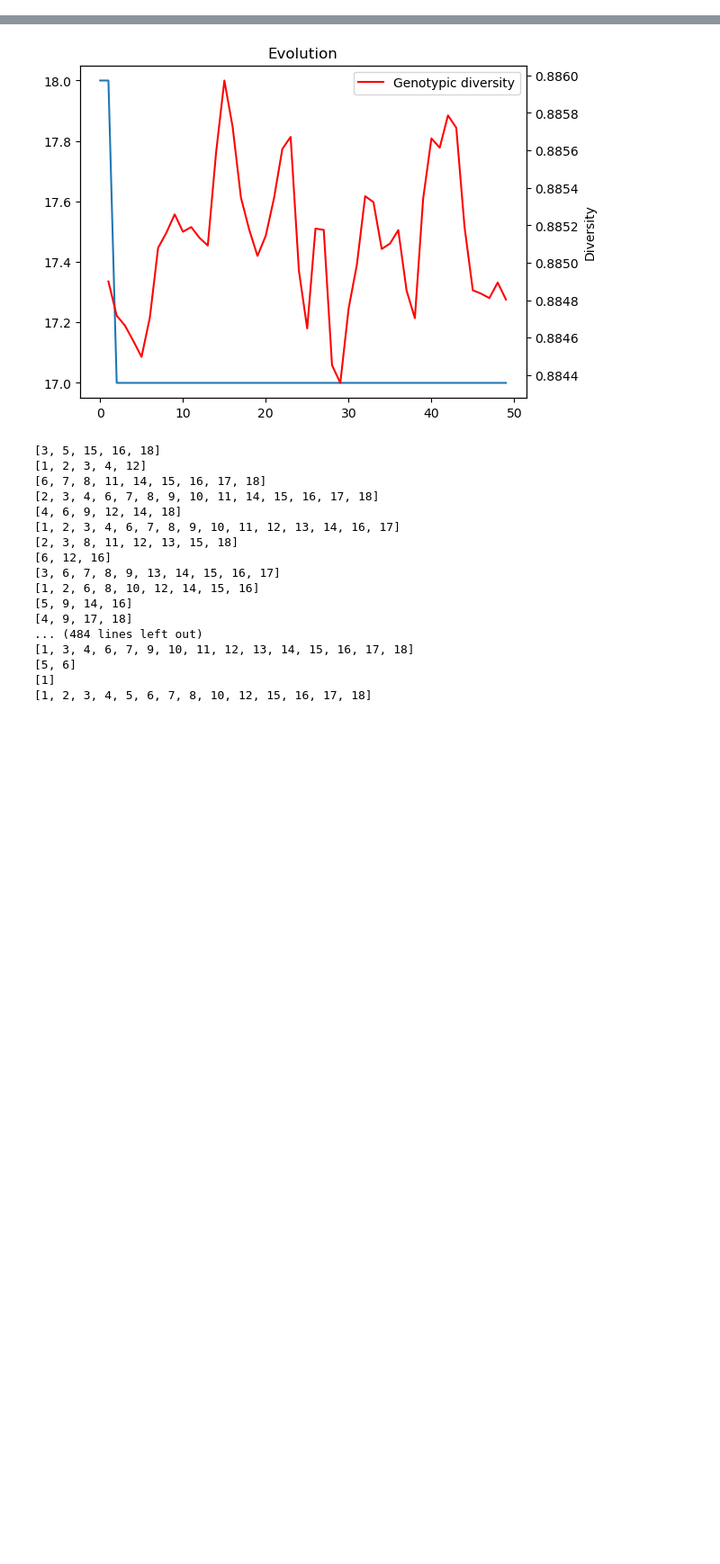
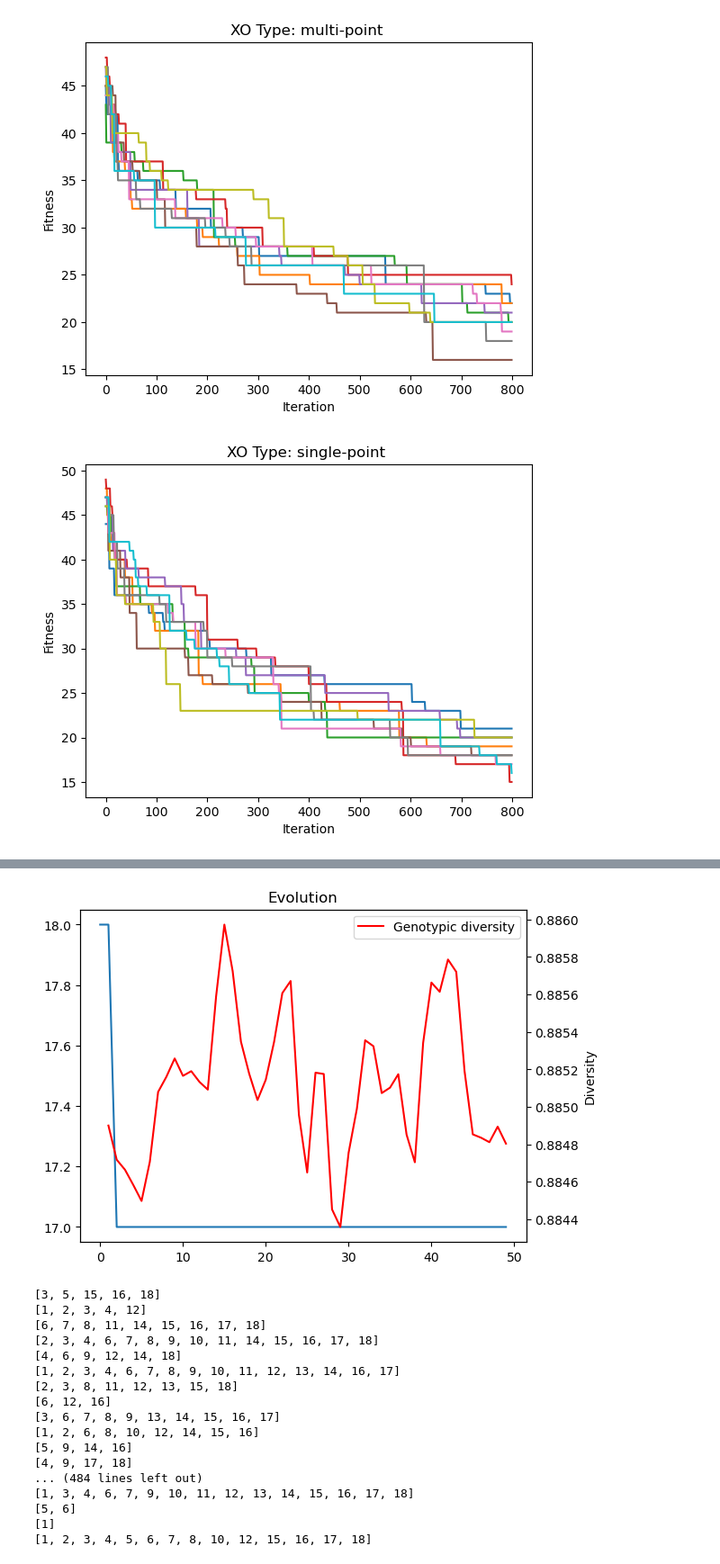
Before and after one commit to amarmate/CIFO24, a Jupyter notebook: test_funcs_anton.ipynb, the cells around one changed output, grey strips where cells are left out. Shown: that part at 90% size. Drawn from its saved outputs; the diff is of its cells as text; code cells hidden in the pictures; blank space fills up the shorter version.

Commit message:
commit test_funcs_anton

```diff
--- a/test_funcs_anton.ipynb
+++ b/test_funcs_anton.ipynb
@@ -50,0 +58,14 @@ test_board = np.array([[0, 0, 0, 0, 0, 0, 0, 0, 0],
+# %%
+population = pop.Population(size=100, initial_board=test_board)
+population.evolve(
+    gens = 800,
+    xo_prob = 0.9,
+    mut_prob = 0.6,
+    select_type='tournament',
+    xo='cycle',
+    mutation='swap',
+    elite_size=30,
+    swap_number=1,
+    diversify='fitness-sharing',
+    verbose= True
+)
@@ -73,0 +157,13 @@ KeyboardInterrupt:
+# %%
+xo_types = ['multi-point', 'single-point', 'cycle',  'special-xo']
+for j in xo_types:
+    hist = history_dict[j]
+    for i in hist:
+        plt.plot(pd.DataFrame(i).T[0])
+        plt.title(f"XO Type: {j} ")
+        plt.xlabel("Iteration")
+        plt.ylabel("Fitness")
+    plt.show()
+# %% [output]
+[figure, added]
+[figure, added]
```
Also changed, not shown: parts of 18 cells of this notebook.
